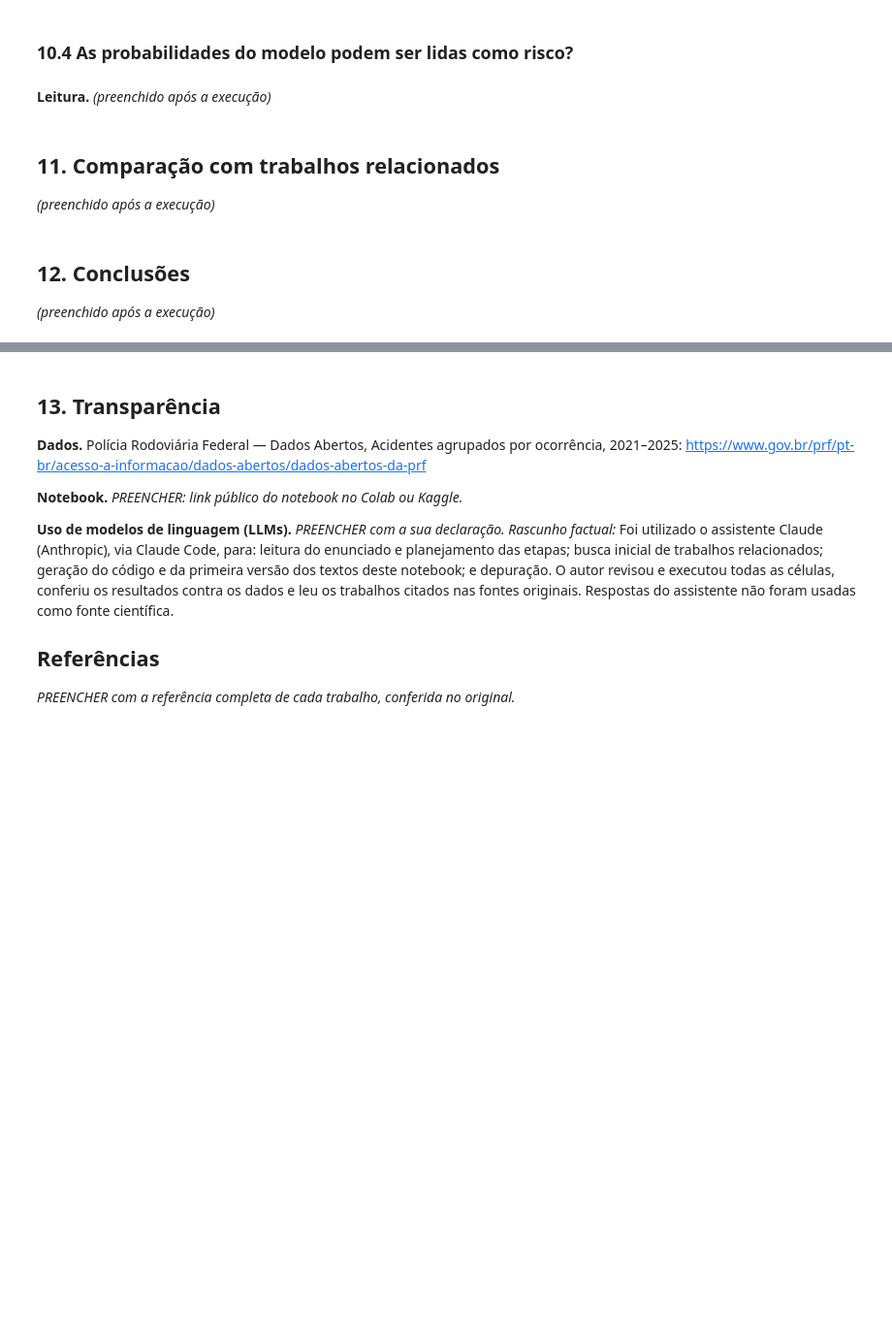
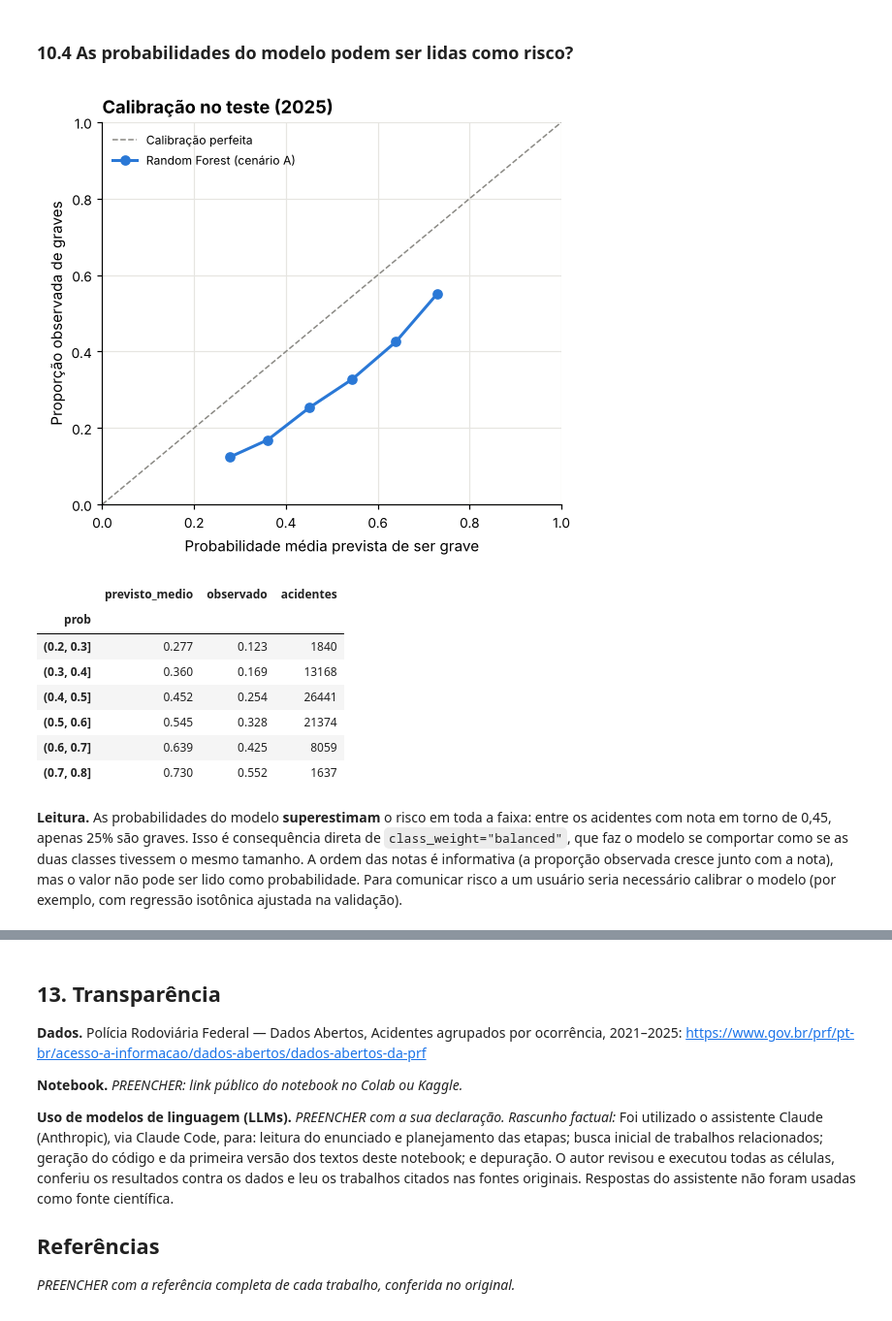
Before and after one commit to JoaoPedroLuz12/AcidentesPRF, a Jupyter notebook: notebook/acidentes_prf_gravidade.ipynb, the cells around one changed output, grey strips where cells are left out. Shown at 97% size. Cells and saved outputs as stored; diff of their text form; code cells hidden in the pictures; blank space fills up the shorter version.

```diff
--- a/notebook/acidentes_prf_gravidade.ipynb
+++ b/notebook/acidentes_prf_gravidade.ipynb
@@ -781,26 +1014,29 @@ plt.show()
 # %%
 faixas = pd.cut(analise["prob"], bins=np.linspace(0, 1, 11))
 calibracao = analise.groupby(faixas, observed=True).agg(previsto_medio=("prob", "mean"), observado=("grave", "mean"), acidentes=("grave", "size"))
+calibracao = calibracao[calibracao["acidentes"] >= 100]      # faixas com poucos casos não são confiáveis
 
 fig, ax = plt.subplots(figsize=(5.2, 4.6))
 ax.plot([0, 1], [0, 1], color=CINZA, linestyle="--", linewidth=1, label="Calibração perfeita")
 ax.plot(calibracao["previsto_medio"], calibracao["observado"], color=AZUL, marker="o", linewidth=2, label="Random Forest (cenário A)")
 ax.set_title("Calibração no teste (2025)")
 ax.set_xlabel("Probabilidade média prevista de ser grave")
 ax.set_ylabel("Proporção observada de graves")
 ax.set_xlim(0, 1)
 ax.set_ylim(0, 1)
 ax.legend(loc="upper left", fontsize=8)
 plt.tight_layout()
 plt.show()
 calibracao.round(3)
+# %% [output]
+[figure, added]
+|  | previsto_medio | observado | acidentes |
+| prob |  |  |  |
+| (0.2, 0.3] | 0.277 | 0.123 | 1840 |
+| (0.3, 0.4] | 0.360 | 0.169 | 13168 |
+| (0.4, 0.5] | 0.452 | 0.254 | 26441 |
+| (0.5, 0.6] | 0.545 | 0.328 | 21374 |
+| (0.6, 0.7] | 0.639 | 0.425 | 8059 |
+| (0.7, 0.8] | 0.730 | 0.552 | 1637 |
-# %% [markdown]
-**Leitura.** *(preenchido após a execução)*
-# %% [markdown]
-## 11. Comparação com trabalhos relacionados
-
-*(preenchido após a execução)*
-# %% [markdown]
-## 12. Conclusões
-
-*(preenchido após a execução)*
+# %% [markdown]
+**Leitura.** As probabilidades do modelo **superestimam** o risco em toda a faixa: entre os acidentes com nota em torno de 0,45, apenas 25% são graves. Isso é consequência direta de `class_weight="balanced"`, que faz o modelo se comportar como se as duas classes tivessem o mesmo tamanho. A ordem das notas é informativa (a proporção observada cresce junto com a nota), mas o valor não pode ser lido como probabilidade. Para comunicar risco a um usuário seria necessário calibrar o modelo (por exemplo, com regressão isotônica ajustada na validação).
```
Also changed, not shown: parts of 52 cells of this notebook.
